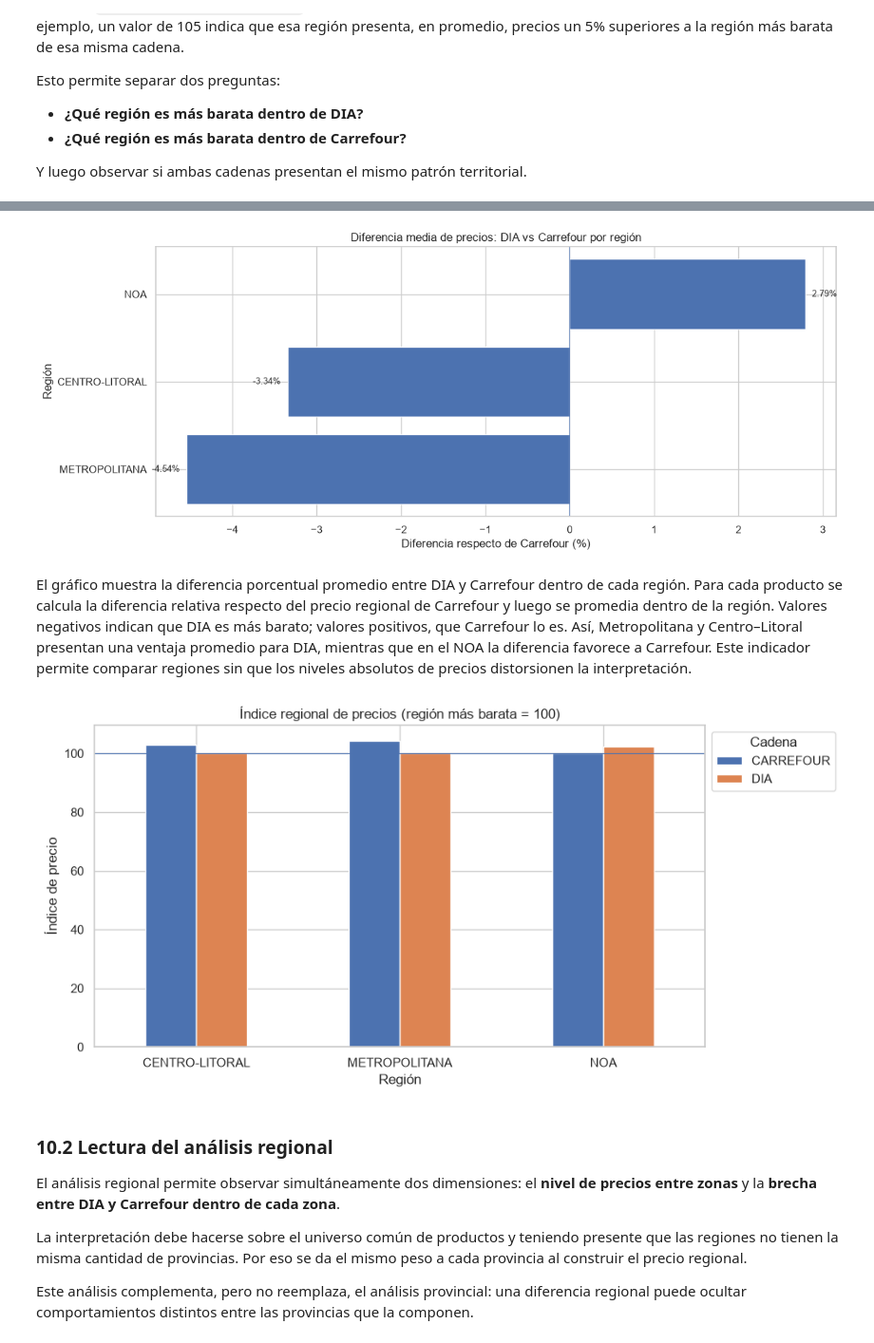
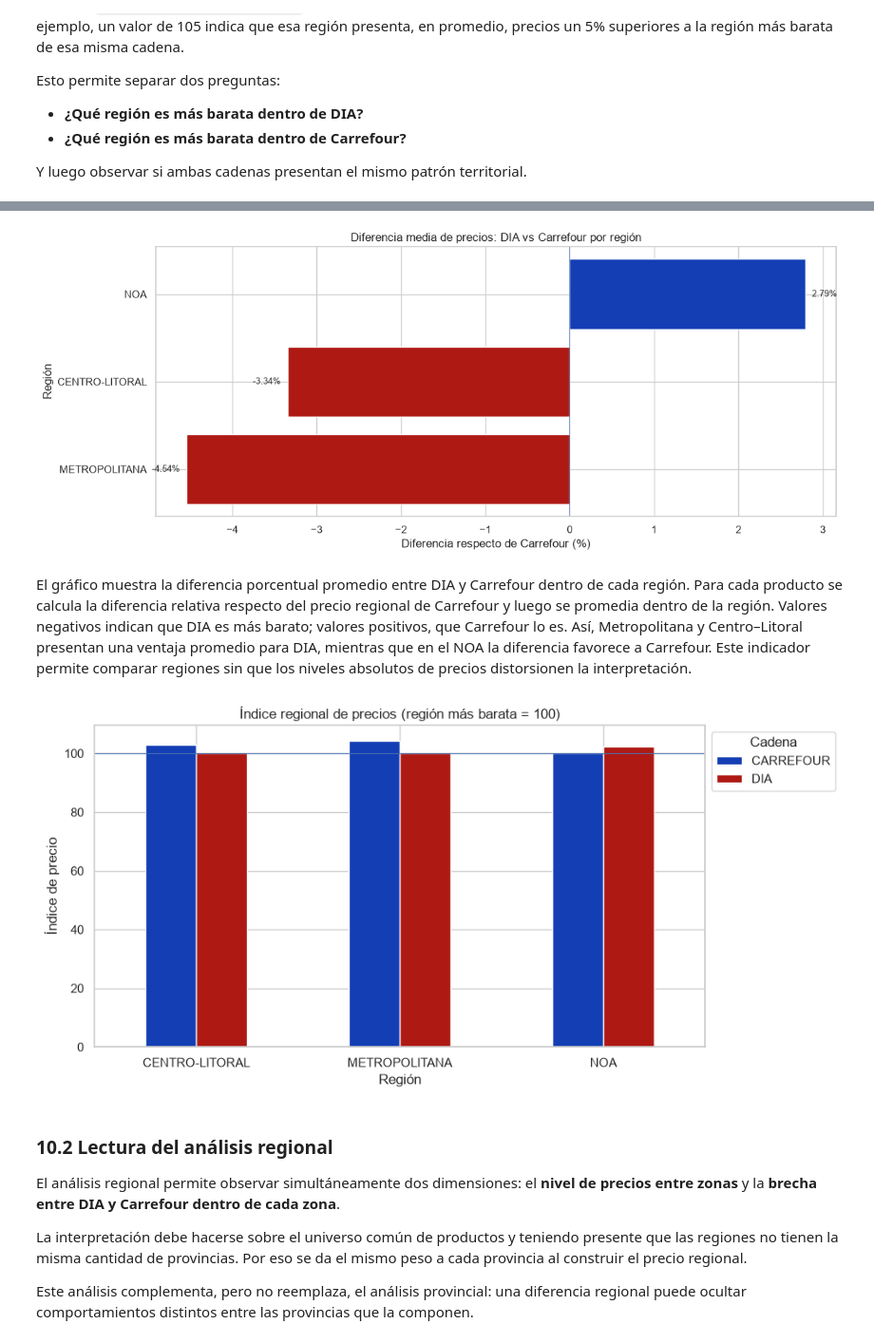
Before and after one commit to NestorRev/analisis-precios-nlp-sepa, a Jupyter notebook: notebooks/03_precios_por_provincias.ipynb, the cells around one changed output, grey strips where cells are left out. Shown at 95% size. Saved outputs shown, nothing was run; the diff lists cells and outputs as text; code cells hidden in the pictures.

```diff
--- a/notebooks/03_precios_por_provincias.ipynb
+++ b/notebooks/03_precios_por_provincias.ipynb
@@ -27,6 +27,13 @@ import matplotlib.pyplot as plt
 import seaborn as sns
 import unicodedata
 
+# Colores corporativos del proyecto
+COLOR_DIA = "#AF1913"
+COLOR_CARREFOUR = "#133EB4"
+
+COLORES_CADENAS = {'DIA': COLOR_DIA,'CARREFOUR': COLOR_CARREFOUR}
+
+# Configuración visual
 pd.set_option('display.max_columns', None)
 sns.set_theme(style='whitegrid')
 # %%
@@ -977,8 +880,7 @@ La salida muestra que cada región tiene **cobertura completa**: todos los produ
 # dando el mismo peso a cada provincia dentro de su región.
 
 precios_producto_region = (
-    precios_region
-    .groupby(['region', 'id_producto', 'cadena'], as_index=False)
+    precios_region.groupby(['region', 'id_producto', 'cadena'], as_index=False)
     .agg(
         precio_region_medio=('precio_efectivo_medio', 'mean'),
         precio_region_mediano=('precio_efectivo_medio', 'median'),
@@ -989,34 +891,18 @@ precios_producto_region = (
 # Comparamos DIA y Carrefour para cada producto dentro de cada región.
 comparacion_region = (
     precios_producto_region
-    .pivot_table(
-        index=['region', 'id_producto'],
-        columns='cadena',
-        values='precio_region_medio',
-        aggfunc='first'
-    )
+    .pivot_table(index=['region', 'id_producto'], columns='cadena',
+                 values='precio_region_medio', aggfunc='first')
     .dropna(subset=['DIA', 'CARREFOUR'])
     .reset_index()
-    .rename(columns={
-        'DIA': 'precio_dia_region',
-        'CARREFOUR': 'precio_carrefour_region'
-    })
+    .rename(columns={'DIA': 'precio_dia_region', 'CARREFOUR': 'precio_carrefour_region'})
 )
 
-comparacion_region['diferencia_abs'] = (
-    comparacion_region['precio_dia_region']
-    - comparacion_region['precio_carrefour_region']
-)
-
-comparacion_region['diferencia_pct'] = (
-    comparacion_region['diferencia_abs']
-    / comparacion_region['precio_carrefour_region']
-    * 100
-)
+comparacion_region['diferencia_abs'] = comparacion_region['precio_dia_region'] - comparacion_region['precio_carrefour_region']
+comparacion_region['diferencia_pct'] = comparacion_region['diferencia_abs'] / comparacion_region['precio_carrefour_region'] * 100
 
 resumen_regional = (
-    comparacion_region
-    .groupby('region')
+    comparacion_region.groupby('region')
     .agg(
         productos_comparados=('id_producto', 'size'),
         precio_medio_DIA=('precio_dia_region', 'mean'),
@@ -1115,7 +1001,13 @@ plt.show()
 datos = resumen_regional.sort_values('diferencia_media_pct')
 
 fig, ax = plt.subplots(figsize=(12, 5))
-ax.barh(datos.index, datos['diferencia_media_pct'])
+ax.barh(
+    datos.index,
+    datos['diferencia_media_pct'],
+    color=[COLOR_CARREFOUR if x > 0 else COLOR_DIA
+           for x in datos['diferencia_media_pct']]
+)
+
 ax.axvline(0, linewidth=0.8)
 ax.set_title('Diferencia media de precios: DIA vs Carrefour por región')
 ax.set_xlabel('Diferencia respecto de Carrefour (%)')
@@ -1134,29 +1026,31 @@ for i, v in enumerate(datos['diferencia_media_pct']):
 plt.tight_layout()
 plt.show()
 # %% [output]
-[figure, old version]
+[figure, new version]
 # %% [markdown]
 El gráfico muestra la diferencia porcentual promedio entre DIA y Carrefour dentro de cada región. Para cada producto se calcula la diferencia relativa respecto del precio regional de Carrefour y luego se promedia dentro de la región. Valores negativos indican que DIA es más barato; valores positivos, que Carrefour lo es. Así, Metropolitana y Centro–Litoral presentan una ventaja promedio para DIA, mientras que en el NOA la diferencia favorece a Carrefour. Este indicador permite comparar regiones sin que los niveles absolutos de precios distorsionen la interpretación.
 # %%
 # Gráfico 3: índice de precios respecto de la región más barata de cada cadena
 tabla_indice = ranking_regional.pivot(
     index='region',
     columns='cadena',
     values='indice_vs_region_mas_barata'
 )
 
 fig, ax = plt.subplots(figsize=(10, 5))
-tabla_indice.plot(kind='bar', ax=ax)
+tabla_indice.plot(kind='bar', ax=ax, color=[COLORES_CADENAS[col] for col in tabla_indice.columns])
+
 ax.axhline(100, linewidth=0.8)
 ax.set_title('Índice regional de precios (región más barata = 100)')
 ax.set_xlabel('Región')
 ax.set_ylabel('Índice de precio')
 ax.tick_params(axis='x', rotation=0)
 ax.legend(title='Cadena', loc='upper left', bbox_to_anchor=(1,1))
+
 plt.tight_layout()
 plt.show()
 # %% [output]
-[figure, old version]
+[figure, new version]
 # %% [markdown]
 ### 10.2 Lectura del análisis regional
 
```
Also changed, not shown: parts of 17 cells of this notebook, 20 other files.
